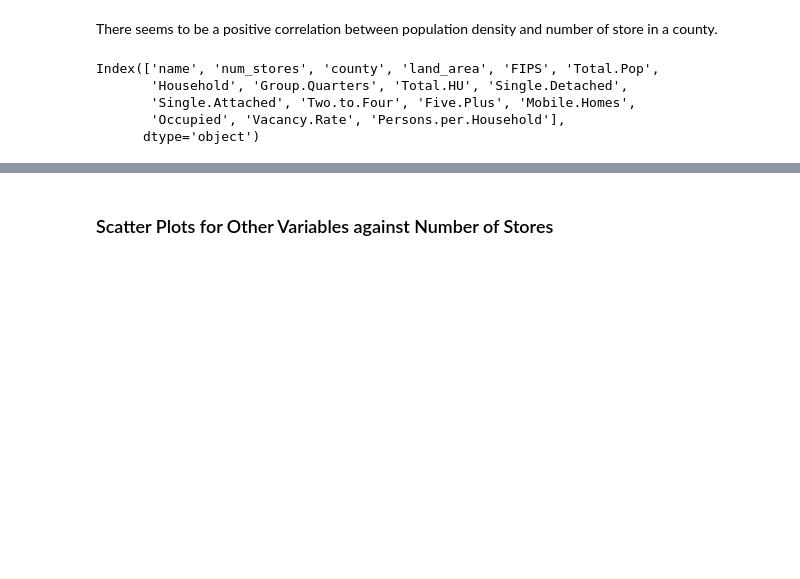
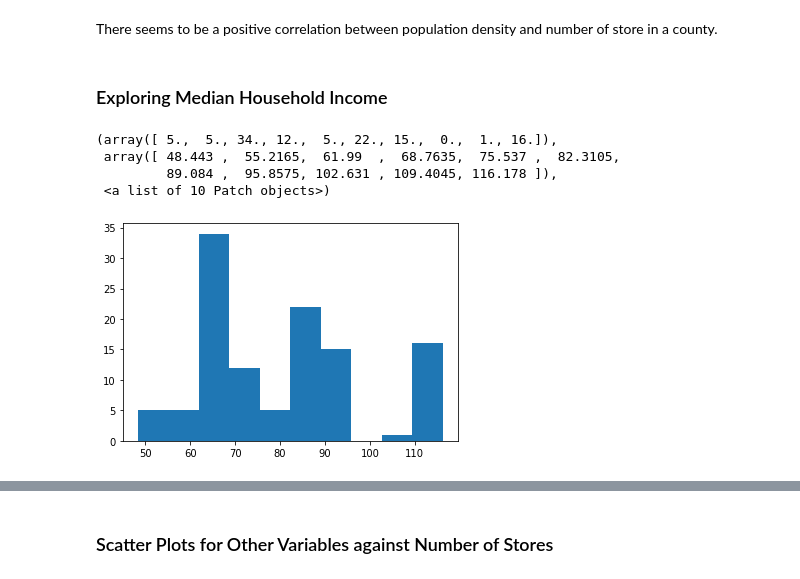
Before and after one commit to jordanchow1/tj_locations, a Jupyter notebook: visualization.ipynb, the cells around one changed output, grey strips where cells are left out. Drawn from its saved outputs; the diff is of its cells as text; code cells hidden in the pictures; blank space fills up the shorter version.

```diff
--- a/visualization.ipynb
+++ b/visualization.ipynb
@@ -168,11 +212,13 @@ plt.scatter(df_total_pop_county['Pop.Density.Normalized'],df_total_pop_county['n
 [figure]
 # %% [markdown]
 There seems to be a positive correlation between population density and number of store in a county.
-# %%
-df.columns
-# %% [output]
-Index(['name', 'num_stores', 'county', 'land_area', 'FIPS', 'Total.Pop',
-       'Household', 'Group.Quarters', 'Total.HU', 'Single.Detached',
-       'Single.Attached', 'Two.to.Four', 'Five.Plus', 'Mobile.Homes',
-       'Occupied', 'Vacancy.Rate', 'Persons.per.Household'],
-      dtype='object')
+# %% [markdown]
+### Exploring Median Household Income
+# %%
+plt.hist(df_county['median_household_income'])
+# %% [output]
+(array([ 5.,  5., 34., 12.,  5., 22., 15.,  0.,  1., 16.]),
+ array([ 48.443 ,  55.2165,  61.99  ,  68.7635,  75.537 ,  82.3105,
+         89.084 ,  95.8575, 102.631 , 109.4045, 116.178 ]),
+ <a list of 10 Patch objects>)
+[figure, added]
```
Also changed, not shown: parts of 12 cells of this notebook, 8 other files.
